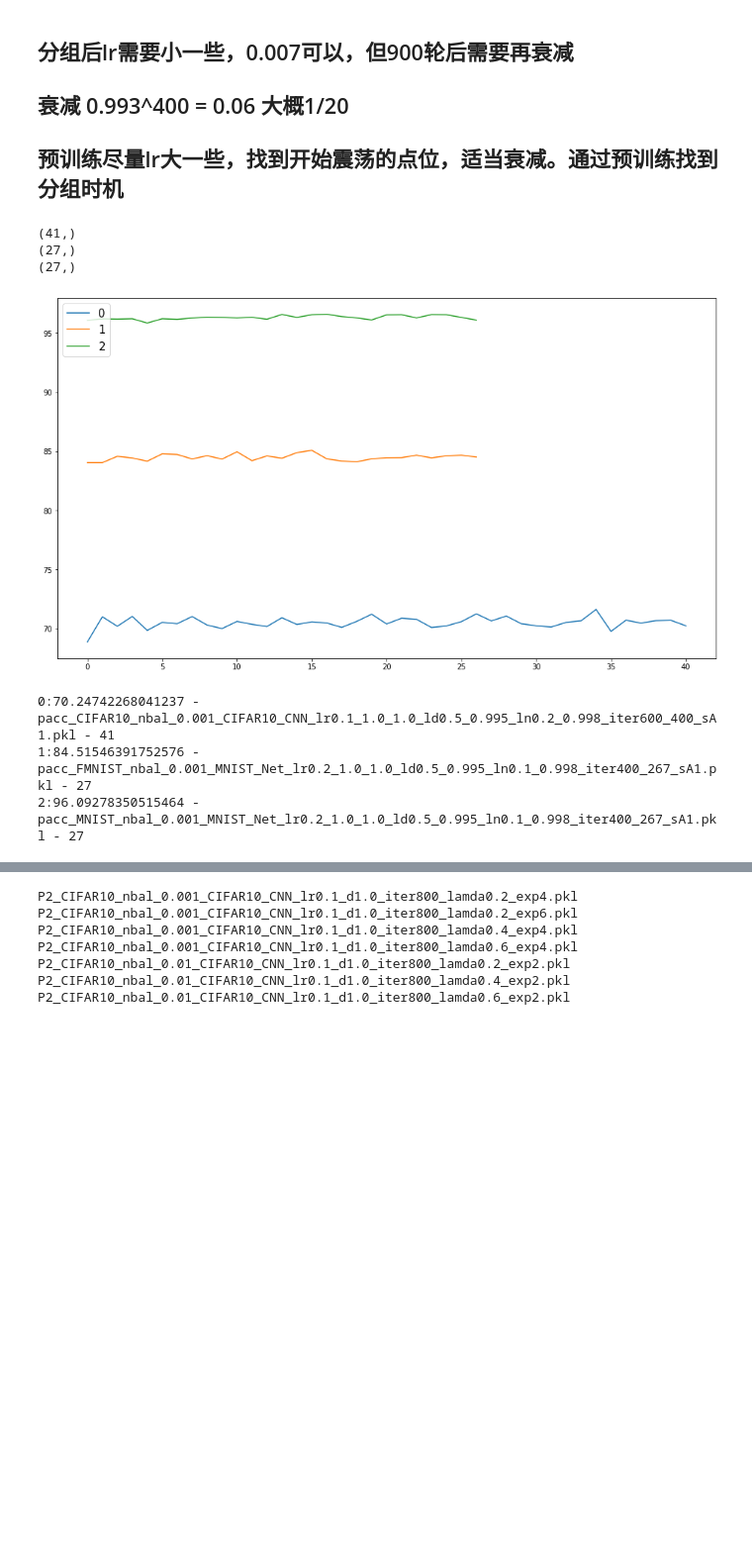
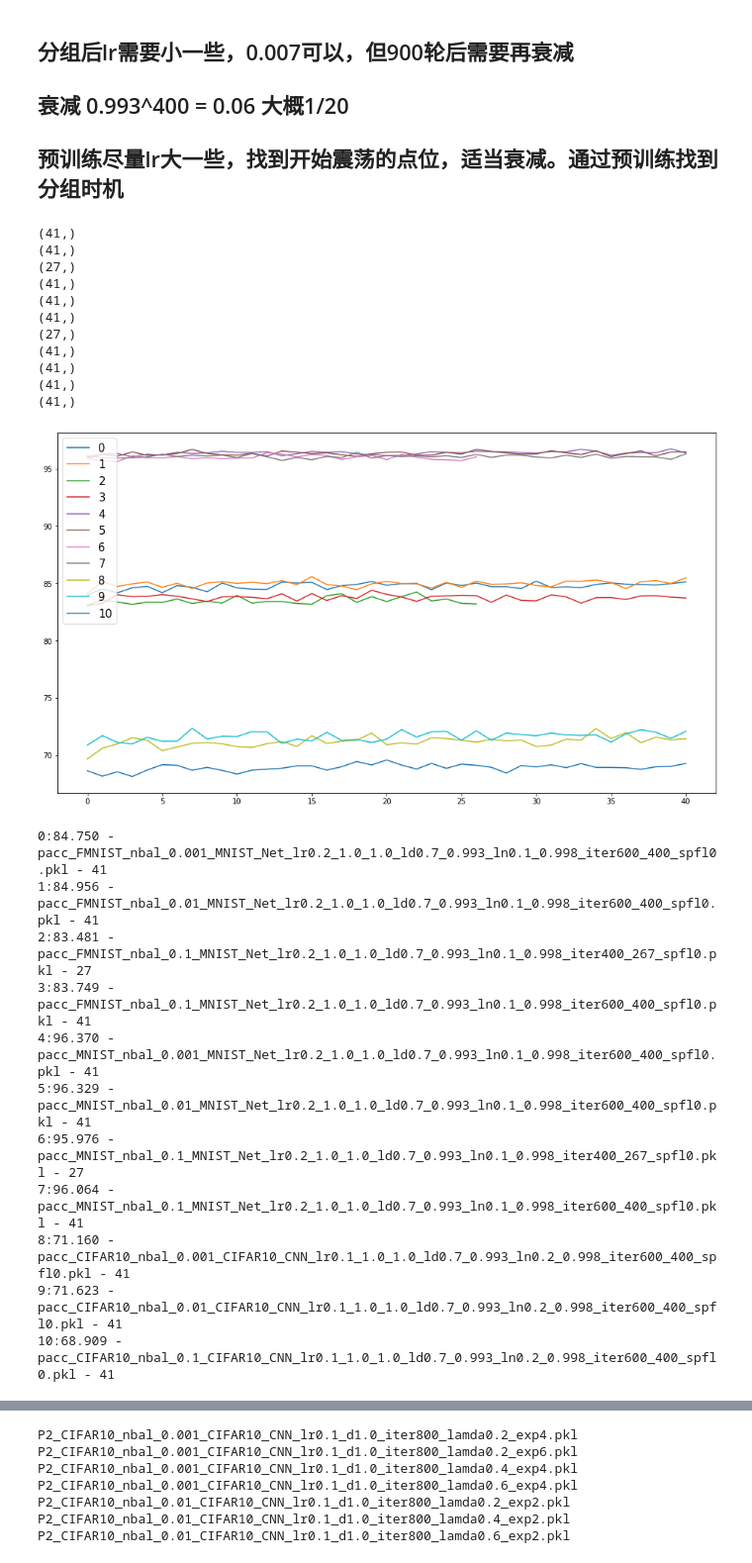
Before and after one commit to Yandy61/myPFL, a Jupyter notebook: pltShow.ipynb, the cells around one changed output, grey strips where cells are left out. Shown at 99% size. Cells and saved outputs as stored; diff of their text form; code cells hidden in the pictures; blank space fills up the shorter version.

```diff
--- a/pltShow.ipynb
+++ b/pltShow.ipynb
@@ -24,6 +24,7 @@ import matplotlib.pyplot as plt
 aol = "acc"
 # aol = "loss"
 file_path = f"./experiments_res/server_{aol}/"
+# file_path = f"./saved_exp_info/server_{aol}/"
 
 g = []
 
@@ -37,8 +38,9 @@ for root, dirs, files in os.walk(file_path):
 
     # 遍历文件
     for file in files:
-#         if 'P3' in file and '0.995' in file and '0.01' in file and 'MNIST' in file:
-      if 'pacc_' in file and 'sA1' in file:
+#         if 'P3' in file and '' in file and '0.001' in file and 'FMNIST' in file:
+#       if 'dc' in file and 'MNIST' in file and '_MNIST_nbal_0.1' in file:
+      if 'pacc' in file and 'spfl0' in file:
             g.append(file)
 
 # g = np.sort(np.array(g))
@@ -69,41 +71,56 @@ plt.figure(figsize=(16, 9)) # 设置整个图像的尺寸（长高分别为6、5
 
 idxs = range(len(infs))
 
 for index in idxs:
     plt.plot(infs[index],label = f"{index}")
 
 # plt.plot(np.array(pickle.load(
 #     open(file_path + "P3_mu0.995_ld0.3_ln0.1_dN0.998_MNIST_nbal_0.001_MNIST_Net_lr0.2_d1.0_iter600_expA3_4.pkl", 'rb')
 # ), dtype=object),label = "old0.001")
 
 
 # plt.plot(np.array(pickle.load(
 #     open(file_path + "P3_mu0.995_ld0.3_ln0.1_dN0.998_MNIST_nbal_0.01_MNIST_Net_lr0.2_d1.0_iter600_expA3_4.pkl", 'rb')
 # ), dtype=object),label = "old0.01")
 
 font1 = {
     'weight' : 'normal',
     'size'   : 15,
 }
 plt.legend(loc = "upper left", prop=font1) # 设置信息框
 
 # plt.xlim(xmin = 4, xmax=6)
-# plt.ylim(ymin = 90, ymax=97)
+# plt.ylim(ymin = 50, ymax=65)
 
 plt.show()
 
 for idx, name in enumerate(infx):
-    print(f"{idx}:{infs[idx][-1]} - {name} - {len(infs[idx])}")
-#     print(f"{aol}： {cluster}   iteration：{str(len(inf_g))}  =>{inf_g[-1]}")
-# print(f"{aol}： {globe}   iteration：{str(len(inf_g))}  =>{index}")
+#     print(f"{idx}:{infs[idx][-1]:.3f} - {name} - {len(infs[idx])}")
+    print(f"{idx}:{np.mean(infs[idx]):.3f} - {name} - {len(infs[idx])}")
 # %% [output]
+(41,)
 (41,)
 (27,)
+(41,)
+(41,)
+(41,)
 (27,)
+(41,)
+(41,)
+(41,)
+(41,)
-[figure, old version]
+[figure, new version]
-0:70.24742268041237 - pacc_CIFAR10_nbal_0.001_CIFAR10_CNN_lr0.1_1.0_1.0_ld0.5_0.995_ln0.2_0.998_iter600_400_sA1.pkl - 41
-1:84.51546391752576 - pacc_FMNIST_nbal_0.001_MNIST_Net_lr0.2_1.0_1.0_ld0.5_0.995_ln0.1_0.998_iter400_267_sA1.pkl - 27
-2:96.09278350515464 - pacc_MNIST_nbal_0.001_MNIST_Net_lr0.2_1.0_1.0_ld0.5_0.995_ln0.1_0.998_iter400_267_sA1.pkl - 27
+0:84.750 - pacc_FMNIST_nbal_0.001_MNIST_Net_lr0.2_1.0_1.0_ld0.7_0.993_ln0.1_0.998_iter600_400_spfl0.pkl - 41
+1:84.956 - pacc_FMNIST_nbal_0.01_MNIST_Net_lr0.2_1.0_1.0_ld0.7_0.993_ln0.1_0.998_iter600_400_spfl0.pkl - 41
+2:83.481 - pacc_FMNIST_nbal_0.1_MNIST_Net_lr0.2_1.0_1.0_ld0.7_0.993_ln0.1_0.998_iter400_267_spfl0.pkl - 27
+3:83.749 - pacc_FMNIST_nbal_0.1_MNIST_Net_lr0.2_1.0_1.0_ld0.7_0.993_ln0.1_0.998_iter600_400_spfl0.pkl - 41
+4:96.370 - pacc_MNIST_nbal_0.001_MNIST_Net_lr0.2_1.0_1.0_ld0.7_0.993_ln0.1_0.998_iter600_400_spfl0.pkl - 41
+5:96.329 - pacc_MNIST_nbal_0.01_MNIST_Net_lr0.2_1.0_1.0_ld0.7_0.993_ln0.1_0.998_iter600_400_spfl0.pkl - 41
+6:95.976 - pacc_MNIST_nbal_0.1_MNIST_Net_lr0.2_1.0_1.0_ld0.7_0.993_ln0.1_0.998_iter400_267_spfl0.pkl - 27
+7:96.064 - pacc_MNIST_nbal_0.1_MNIST_Net_lr0.2_1.0_1.0_ld0.7_0.993_ln0.1_0.998_iter600_400_spfl0.pkl - 41
+8:71.160 - pacc_CIFAR10_nbal_0.001_CIFAR10_CNN_lr0.1_1.0_1.0_ld0.7_0.993_ln0.2_0.998_iter600_400_spfl0.pkl - 41
+9:71.623 - pacc_CIFAR10_nbal_0.01_CIFAR10_CNN_lr0.1_1.0_1.0_ld0.7_0.993_ln0.2_0.998_iter600_400_spfl0.pkl - 41
+10:68.909 - pacc_CIFAR10_nbal_0.1_CIFAR10_CNN_lr0.1_1.0_1.0_ld0.7_0.993_ln0.2_0.998_iter600_400_spfl0.pkl - 41
 # %%
 # 第五章 实验图
 
```
Also changed, not shown: parts of 1 cell of this notebook, 22 other files.
